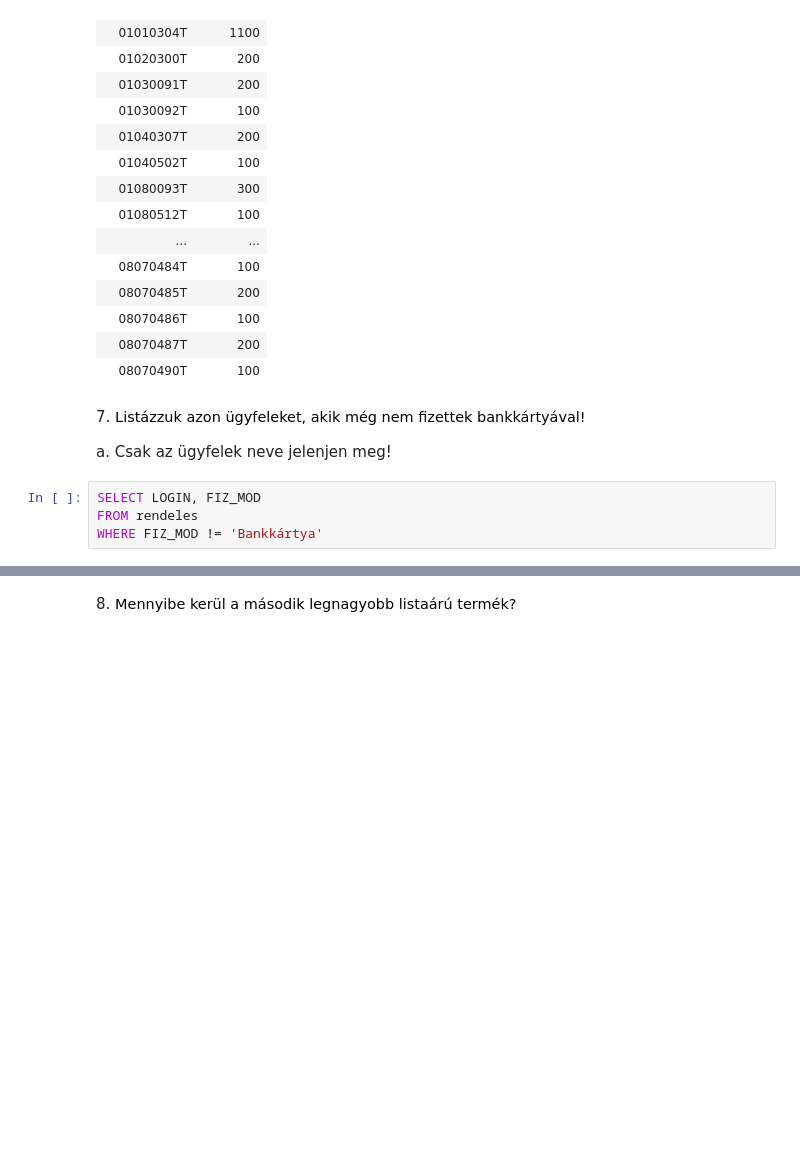
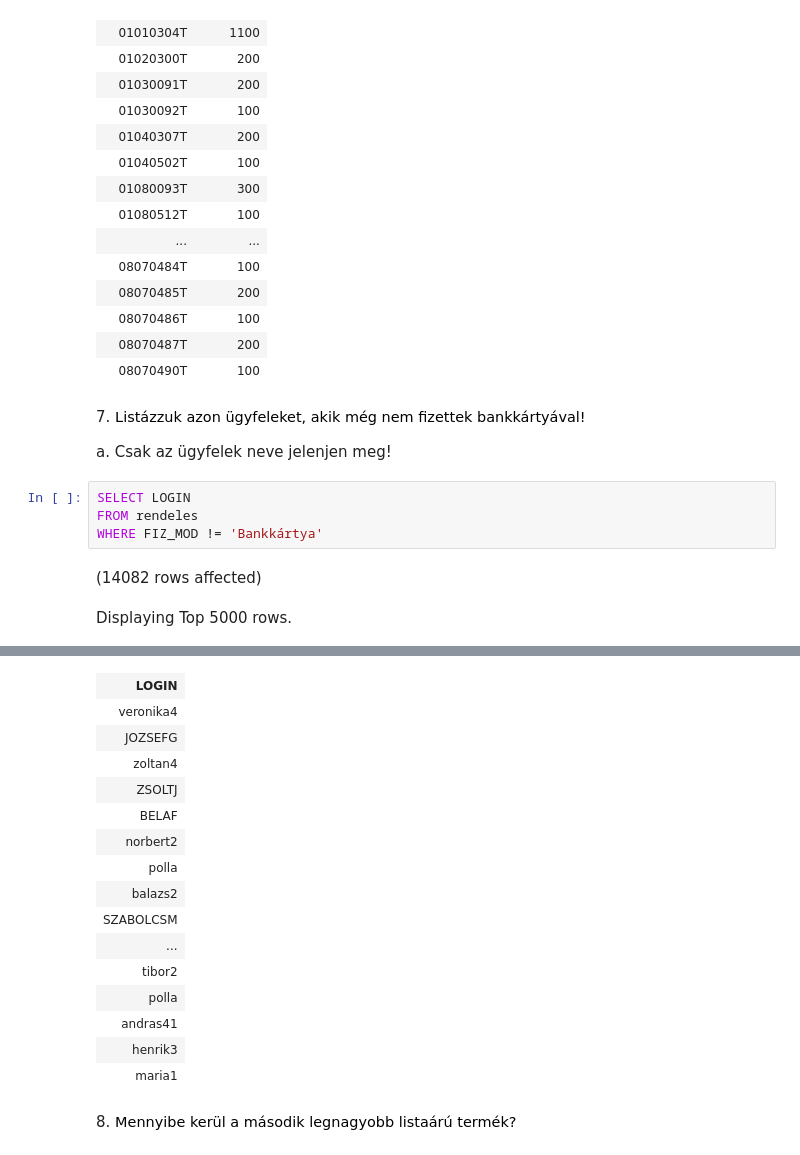
Before and after one commit to richardhestencz/Adatbazisok, a Jupyter notebook: gyakorlat06_feladatok.ipynb, the cells around one changed output, grey strips where cells are left out. Cells and saved outputs as stored; diff of their text form; blank space fills up the shorter version.

```diff
--- a/gyakorlat06_feladatok.ipynb
+++ b/gyakorlat06_feladatok.ipynb
@@ -189,6 +181,9 @@ Total execution time: 00:00:00.172
 
 a. Csak az ügyfelek neve jelenjen meg!
 # %%
-SELECT LOGIN, FIZ_MOD
+SELECT LOGIN
 FROM rendeles
 WHERE FIZ_MOD != 'Bankkártya'
+# %% [output]
+(14082 rows affected)
+Displaying Top 5000 rows.
@@ -195,2 +191,18 @@ WHERE FIZ_MOD != 'Bankkártya'
+| LOGIN |
+| veronika4 |
+| JOZSEFG |
+| zoltan4 |
+| ZSOLTJ |
+| BELAF |
+| norbert2 |
+| polla |
+| balazs2 |
+| SZABOLCSM |
+| ... |
+| tibor2 |
+| polla |
+| andras41 |
+| henrik3 |
+| maria1 |
 # %% [markdown]
 8. <span style="background-color: rgb(255, 255, 255); color: rgb(0, 0, 0); font-family: &quot;Open Sans&quot;, sans-serif; font-size: 14.44px;">Mennyibe kerül a második legnagyobb listaárú termék?</span>
```
Also changed, not shown: parts of 10 cells of this notebook.
